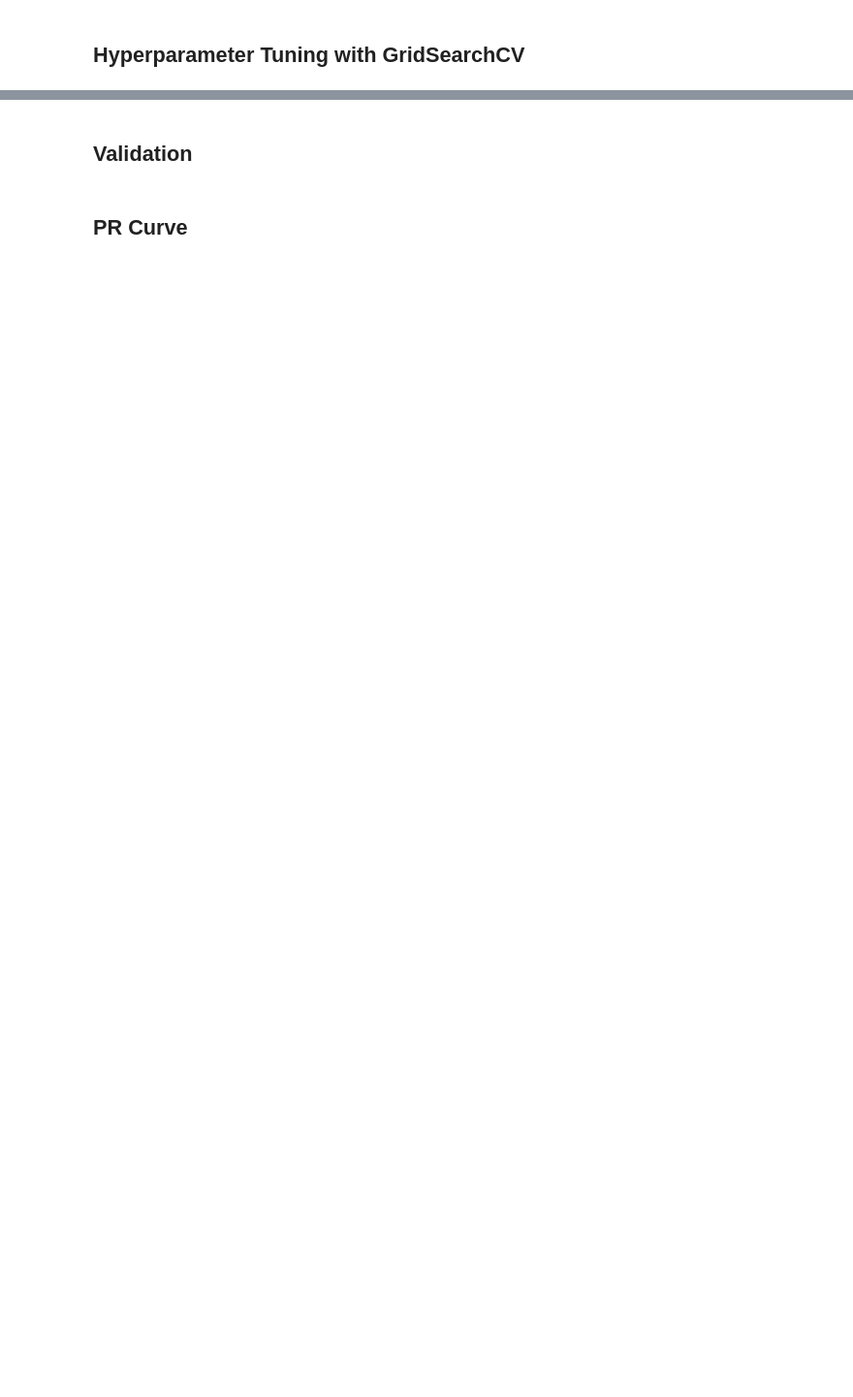
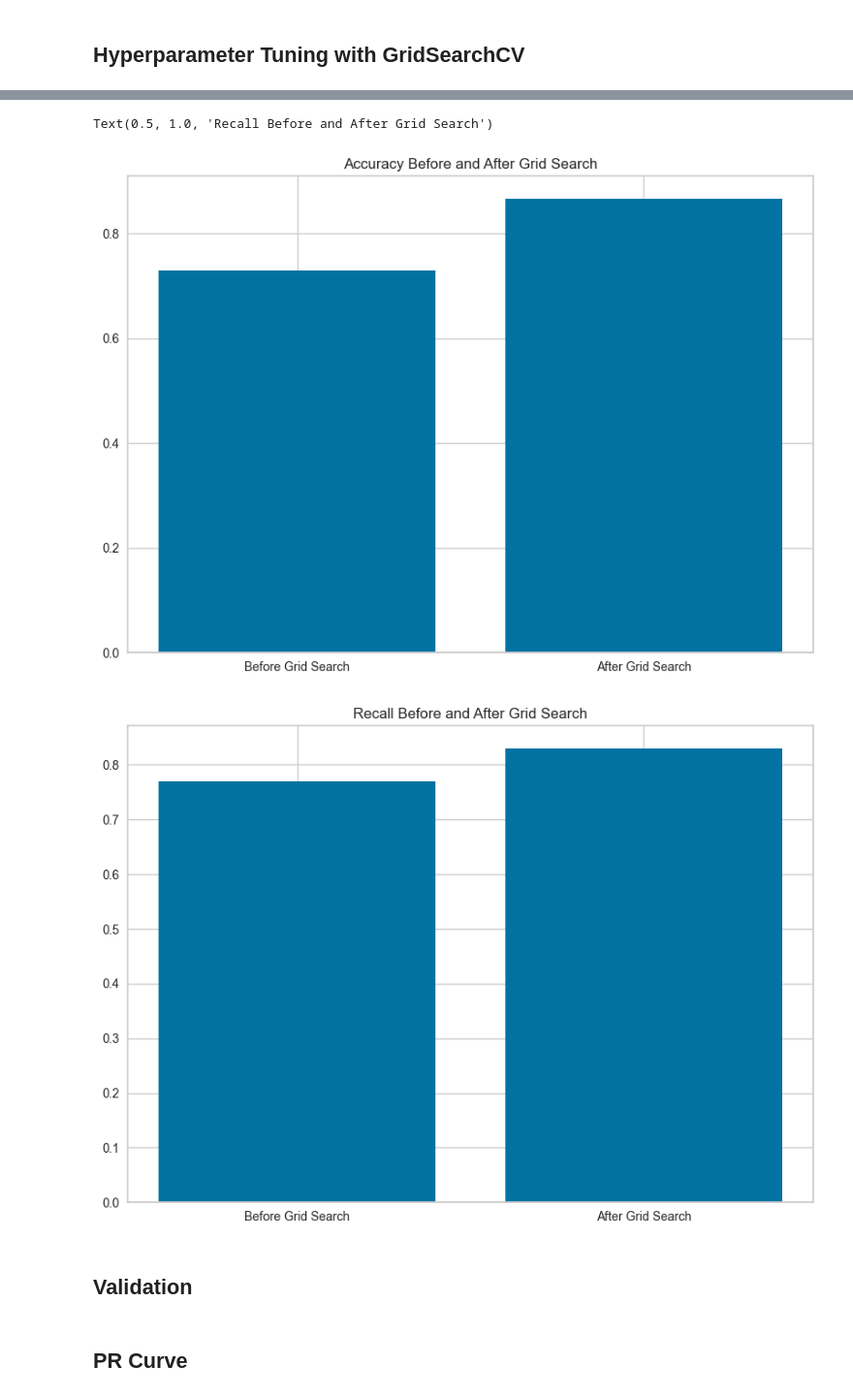
Before and after one commit to McGill-MMA-EnterpriseAnalytics/customer_churn_2024, a Jupyter notebook: Modelling/SVM, stacking.ipynb, the cells around one changed output, grey strips where cells are left out. Shown: that part at 97% size. Saved outputs shown, nothing was run; the diff lists cells and outputs as text; code cells hidden in the pictures; blank space fills up the shorter version.

Commit message:
Tuned SVM model Compared before and after tuning results

```diff
--- a/Modelling/SVM, stacking.ipynb
+++ b/Modelling/SVM, stacking.ipynb
@@ -100,3 +113,26 @@ The aliases was originally deprecated in NumPy 1.20; for more details and guidan
+# %%
+# Plot improvement before and after grid search
+
+from matplotlib import pyplot as plt
+
+
+labels = ['Before Grid Search', 'After Grid Search']
+accuracy = [0.729,0.866]
+recall = [0.770,0.830]
+
+# plot the data
+fig = plt.figure(figsize =(10, 7))
+plt.bar(labels, accuracy)
+plt.title('Accuracy Before and After Grid Search')
+
+
+fig2 = plt.figure(figsize =(10, 7))
+plt.bar(labels, recall)
+plt.title('Recall Before and After Grid Search')
+# %% [output]
+Text(0.5, 1.0, 'Recall Before and After Grid Search')
+[figure, added]
+[figure, added]
 # %% [markdown]
 ## Validation
 # %% [markdown]
```
Also changed, not shown: parts of 12 cells of this notebook.
